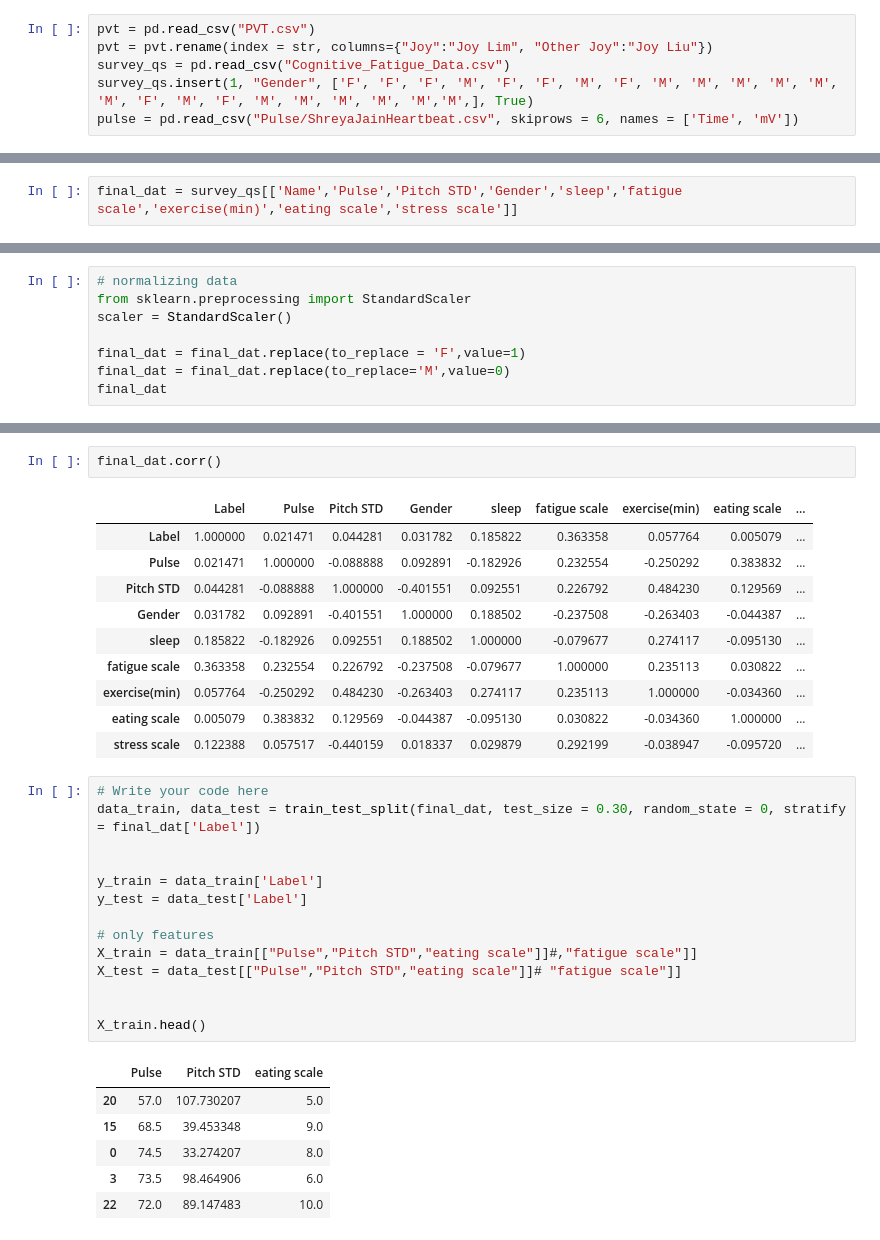
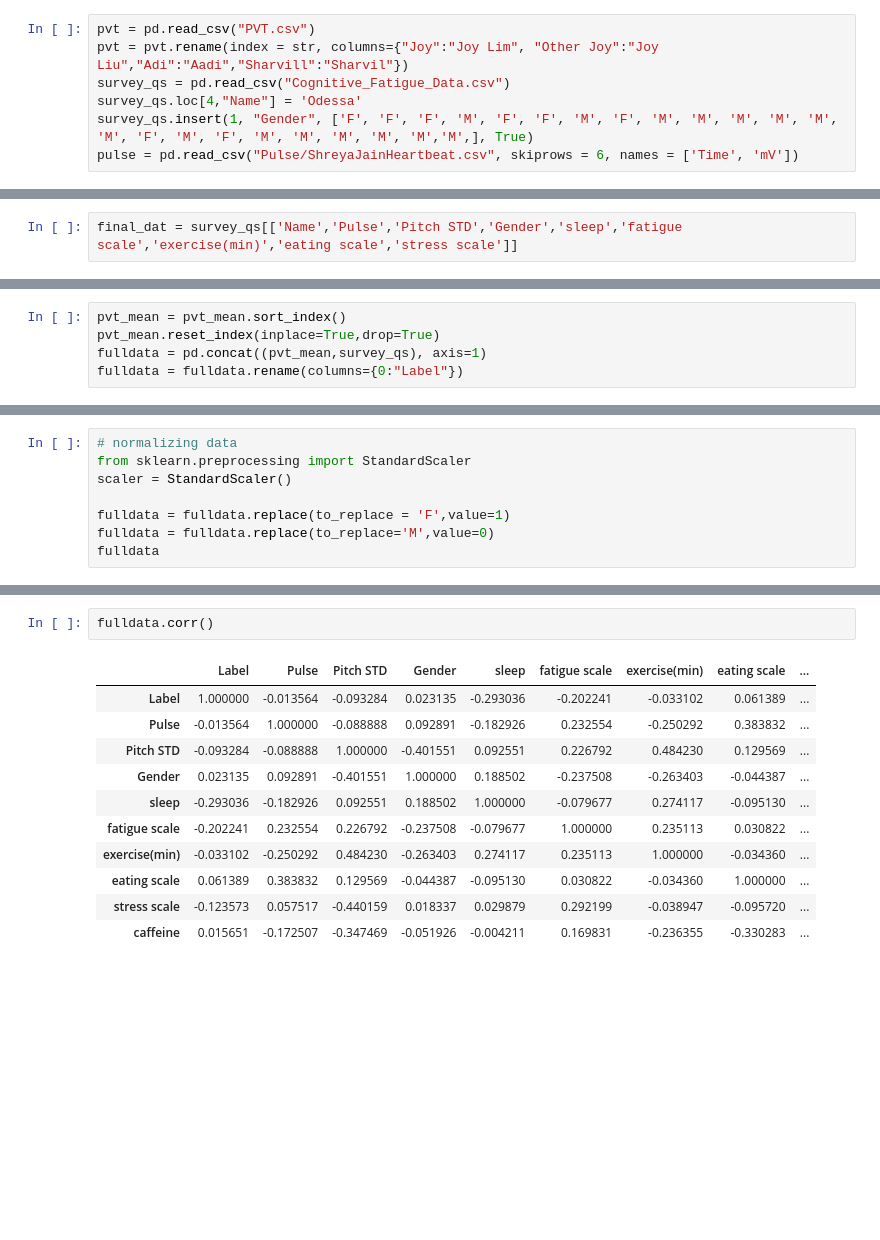
Before and after one commit to shreyaj1212/Cognitive-Fatigue-Predictor, a Jupyter notebook: Regression.ipynb, the cells around one changed output, grey strips where cells are left out. Cells and saved outputs as stored; diff of their text form; blank space fills up the shorter version.

```diff
--- a/Regression.ipynb
+++ b/Regression.ipynb
@@ -10,8 +10,9 @@ import pylab
 from scipy.signal import find_peaks
 # %%
 pvt = pd.read_csv("PVT.csv")
-pvt = pvt.rename(index = str, columns={"Joy":"Joy Lim", "Other Joy":"Joy Liu"})
+pvt = pvt.rename(index = str, columns={"Joy":"Joy Lim", "Other Joy":"Joy Liu","Adi":"Aadi","Sharvill":"Sharvil"})
 survey_qs = pd.read_csv("Cognitive_Fatigue_Data.csv")
+survey_qs.loc[4,"Name"] = 'Odessa'
 survey_qs.insert(1, "Gender", ['F', 'F', 'F', 'M', 'F', 'F', 'M', 'F', 'M', 'M', 'M', 'M', 'M', 'M', 'F', 'M', 'F', 'M', 'M', 'M', 'M', 'M','M',], True)
 pulse = pd.read_csv("Pulse/ShreyaJainHeartbeat.csv", skiprows = 6, names = ['Time', 'mV'])
 # %%
@@ -404,0 +282,5 @@ final_dat
+# %%
+pvt_mean = pvt_mean.sort_index()
+pvt_mean.reset_index(inplace=True,drop=True)
+fulldata = pd.concat((pvt_mean,survey_qs), axis=1)
+fulldata = fulldata.rename(columns={0:"Label"})
@@ -442,7 +312,7 @@ final_dat
 from sklearn.preprocessing import StandardScaler
 scaler = StandardScaler()
 
-final_dat = final_dat.replace(to_replace = 'F',value=1)
-final_dat = final_dat.replace(to_replace='M',value=0)
-final_dat
+fulldata = fulldata.replace(to_replace = 'F',value=1)
+fulldata = fulldata.replace(to_replace='M',value=0)
+fulldata
 # %% [output]
@@ -486,34 +356,14 @@ final_dat
 # %%
-final_dat.corr()
+fulldata.corr()
 # %% [output]
 |  | Label | Pulse | Pitch STD | Gender | sleep | fatigue scale | exercise(min) | eating scale | ... |
-| Label | 1.000000 | 0.021471 | 0.044281 | 0.031782 | 0.185822 | 0.363358 | 0.057764 | 0.005079 | ... |
-| Pulse | 0.021471 | 1.000000 | -0.088888 | 0.092891 | -0.182926 | 0.232554 | -0.250292 | 0.383832 | ... |
-| Pitch STD | 0.044281 | -0.088888 | 1.000000 | -0.401551 | 0.092551 | 0.226792 | 0.484230 | 0.129569 | ... |
-| Gender | 0.031782 | 0.092891 | -0.401551 | 1.000000 | 0.188502 | -0.237508 | -0.263403 | -0.044387 | ... |
-| sleep | 0.185822 | -0.182926 | 0.092551 | 0.188502 | 1.000000 | -0.079677 | 0.274117 | -0.095130 | ... |
-| fatigue scale | 0.363358 | 0.232554 | 0.226792 | -0.237508 | -0.079677 | 1.000000 | 0.235113 | 0.030822 | ... |
-| exercise(min) | 0.057764 | -0.250292 | 0.484230 | -0.263403 | 0.274117 | 0.235113 | 1.000000 | -0.034360 | ... |
-| eating scale | 0.005079 | 0.383832 | 0.129569 | -0.044387 | -0.095130 | 0.030822 | -0.034360 | 1.000000 | ... |
-| stress scale | 0.122388 | 0.057517 | -0.440159 | 0.018337 | 0.029879 | 0.292199 | -0.038947 | -0.095720 | ... |
+| Label | 1.000000 | -0.013564 | -0.093284 | 0.023135 | -0.293036 | -0.202241 | -0.033102 | 0.061389 | ... |
+| Pulse | -0.013564 | 1.000000 | -0.088888 | 0.092891 | -0.182926 | 0.232554 | -0.250292 | 0.383832 | ... |
+| Pitch STD | -0.093284 | -0.088888 | 1.000000 | -0.401551 | 0.092551 | 0.226792 | 0.484230 | 0.129569 | ... |
+| Gender | 0.023135 | 0.092891 | -0.401551 | 1.000000 | 0.188502 | -0.237508 | -0.263403 | -0.044387 | ... |
+| sleep | -0.293036 | -0.182926 | 0.092551 | 0.188502 | 1.000000 | -0.079677 | 0.274117 | -0.095130 | ... |
+| fatigue scale | -0.202241 | 0.232554 | 0.226792 | -0.237508 | -0.079677 | 1.000000 | 0.235113 | 0.030822 | ... |
+| exercise(min) | -0.033102 | -0.250292 | 0.484230 | -0.263403 | 0.274117 | 0.235113 | 1.000000 | -0.034360 | ... |
+| eating scale | 0.061389 | 0.383832 | 0.129569 | -0.044387 | -0.095130 | 0.030822 | -0.034360 | 1.000000 | ... |
+| stress scale | -0.123573 | 0.057517 | -0.440159 | 0.018337 | 0.029879 | 0.292199 | -0.038947 | -0.095720 | ... |
+| caffeine | 0.015651 | -0.172507 | -0.347469 | -0.051926 | -0.004211 | 0.169831 | -0.236355 | -0.330283 | ... |
-# %%
-# Write your code here
-data_train, data_test = train_test_split(final_dat, test_size = 0.30, random_state = 0, stratify = final_dat['Label'])
-
-
-y_train = data_train['Label']
-y_test = data_test['Label']
-
-# only features
-X_train = data_train[["Pulse","Pitch STD","eating scale"]]#,"fatigue scale"]]
-X_test = data_test[["Pulse","Pitch STD","eating scale"]]# "fatigue scale"]]
-
-
-X_train.head()
-# %% [output]
-|  | Pulse | Pitch STD | eating scale |
-| 20 | 57.0 | 107.730207 | 5.0 |
-| 15 | 68.5 | 39.453348 | 9.0 |
-| 0 | 74.5 | 33.274207 | 8.0 |
-| 3 | 73.5 | 98.464906 | 6.0 |
-| 22 | 72.0 | 89.147483 | 10.0 |
```
Also changed, not shown: parts of 33 cells of this notebook.
